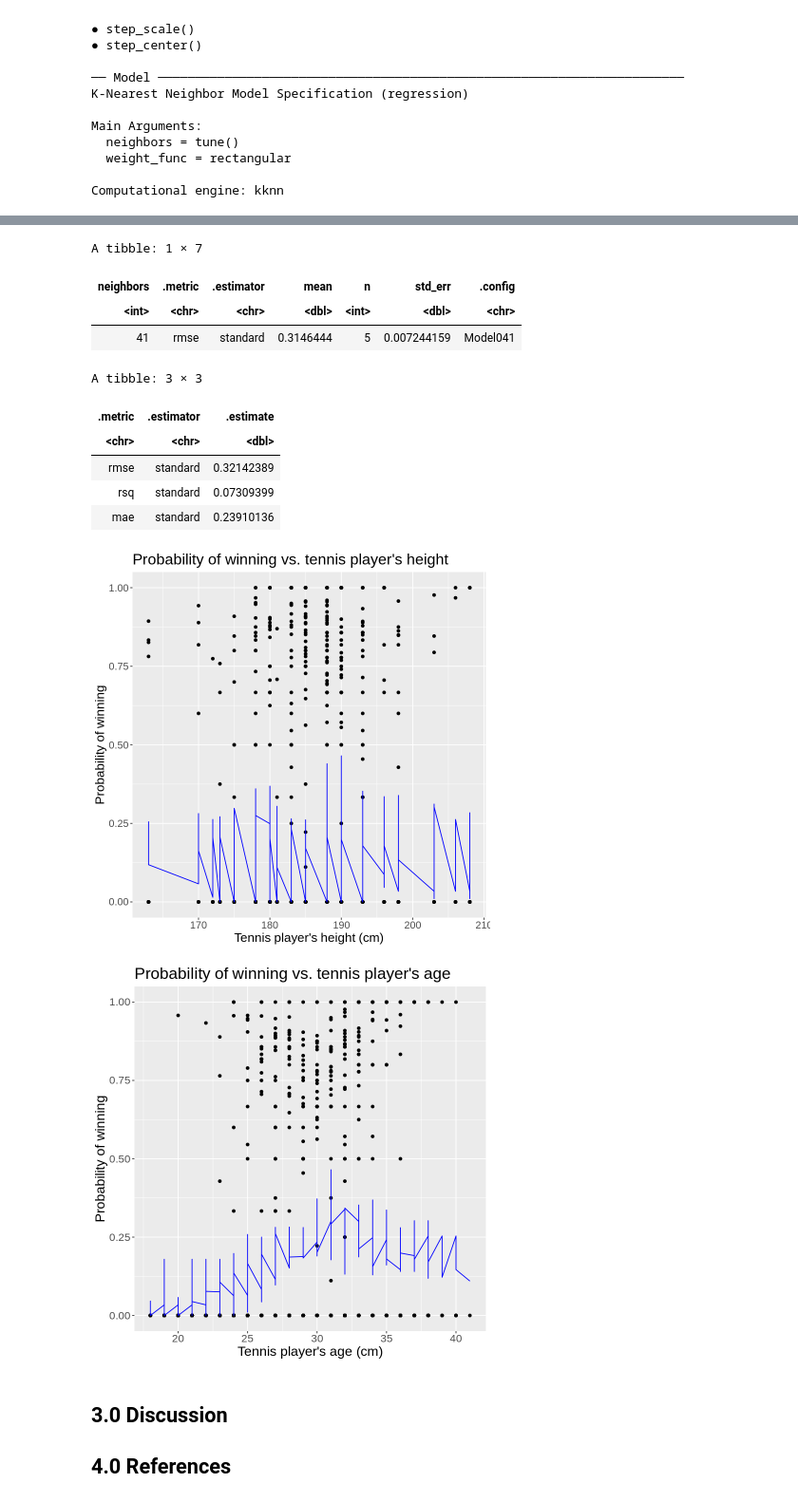
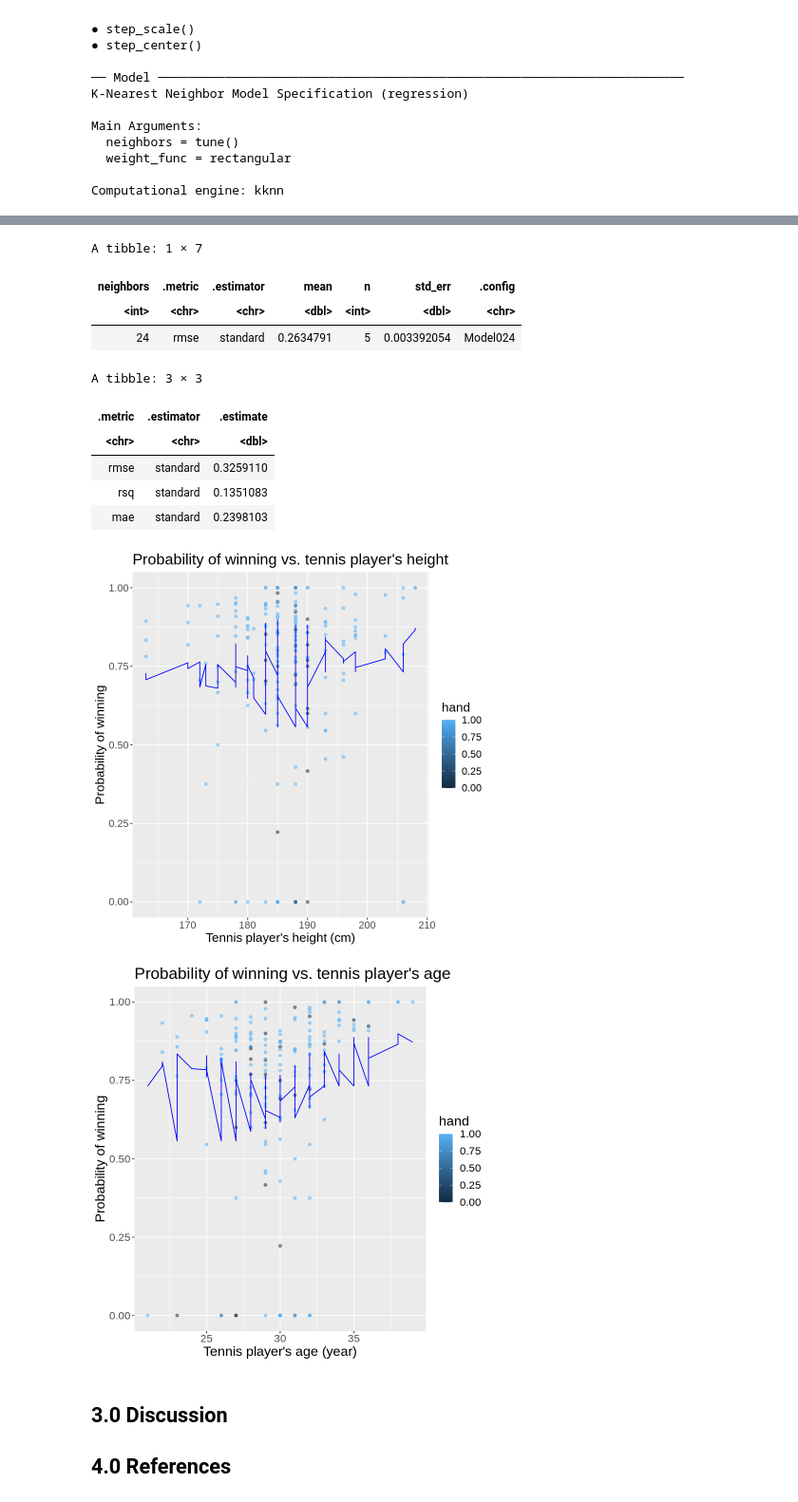
Before and after one commit to zhangLily2020/DSCI-100-Group-Project, a Jupyter notebook: final_report.ipynb, the cells around one changed output, grey strips where cells are left out. Shown at 95% size. Cells and saved outputs as stored; diff of their text form; code cells hidden in the pictures.

```diff
--- a/final_report.ipynb
+++ b/final_report.ipynb
@@ -101,8 +83,16 @@ tennis_clean <- bind_rows(winner_data, loser_data) %>%
                           num_losing = sum(num_losing),
                           prob_winning = (num_winning / (num_winning + num_losing))) %>%
                 unique()
-tennis_clean <- tennis_clean[complete.cases(tennis_clean),]
+tennis_clean <- tennis_clean[complete.cases(tennis_clean),] %>%
+                filter((num_winning + num_losing) >= 8)
 
+tennis_left <- filter(tennis_clean, hand == "L") %>%
+                mutate(hand = 0)
+
+tennis_right <- filter(tennis_clean, hand == "R") %>%
+                mutate(hand = 1)
+
+tennis_clean <- rbind(tennis_left, tennis_right)
 head(tennis_clean)
 # %% [output]
 `summarise()` regrouping output by 'winner_id', 'age' (override with `.groups` argument)
@@ -206,11 +220,12 @@ tennis_recipe <- recipe()
 #### 2.5.1 knn Regression
 # %%
 set.seed(1234)
+
 tennis_spec <- nearest_neighbor(weight_func = "rectangular", neighbors = tune()) %>%
       set_engine("kknn") %>%
       set_mode("regression")
 
-tennis_recipe <- recipe(prob_winning ~ height + age, data = tennis_train) %>%
+tennis_recipe <- recipe(prob_winning ~ height + age + hand, data = tennis_train) %>%
       step_scale(all_predictors()) %>%
       step_center(all_predictors())
 
@@ -286,7 +301,7 @@ tennis_min
 A tibble: 1 × 7
 | neighbors | .metric | .estimator | mean | n | std_err | .config |
 | <int> | <chr> | <chr> | <dbl> | <int> | <dbl> | <chr> |
-| 41 | rmse | standard | 0.3146444 | 5 | 0.007244159 | Model041 |
+| 24 | rmse | standard | 0.2634791 | 5 | 0.003392054 | Model024 |
 # %%
 set.seed(1234)
 
@@ -311,40 +326,40 @@ tennis_summary
 A tibble: 3 × 3
 | .metric | .estimator | .estimate |
 | <chr> | <chr> | <dbl> |
-| rmse | standard | 0.32142389 |
-| rsq | standard | 0.07309399 |
-| mae | standard | 0.23910136 |
+| rmse | standard | 0.3259110 |
+| rsq | standard | 0.1351083 |
+| mae | standard | 0.2398103 |
 # %%
 set.seed(2019)
 
 options(repr.plot.width = 7, repr.plot.height = 7)
 
 tennis_preds <- predict(tennis_best_fit, tennis_train) %>%
           bind_cols(tennis_train)
 
-tennis_plot_height <- ggplot(tennis_preds, aes(x = height, y = prob_winning)) +
-            geom_point() +
+tennis_plot_height <- ggplot(tennis_preds, aes(x = height, y = prob_winning, colour = hand)) +
+            geom_point(alpha = 0.5) +
             geom_line(data = tennis_preds,
             mapping = aes(x = height, y = .pred), color = "blue") +
             xlab("Tennis player's height (cm)") +
             ylab("Probability of winning") +
             ggtitle("Probability of winning vs. tennis player's height") +
             theme(text = element_text(size = 16))
 
-tennis_plot_age <- ggplot(tennis_preds, aes(x = age, y = prob_winning)) +
-            geom_point() +
+tennis_plot_age <- ggplot(tennis_preds, aes(x = age, y = prob_winning, colour = hand)) +
+            geom_point(alpha = 0.5) +
             geom_line(data = tennis_preds,
             mapping = aes(x = age, y = .pred), color = "blue") +
-            xlab("Tennis player's age (cm)") +
+            xlab("Tennis player's age (year)") +
             ylab("Probability of winning") +
             ggtitle("Probability of winning vs. tennis player's age") +
             theme(text = element_text(size = 17))
 
 tennis_plot_height
 tennis_plot_age
 # %% [output]
-[figure, old version]
+[figure, new version]
-[figure, old version]
+[figure, new version]
 # %% [markdown]
 ## 3.0 Discussion
 
```
Also changed, not shown: parts of 7 cells of this notebook.
